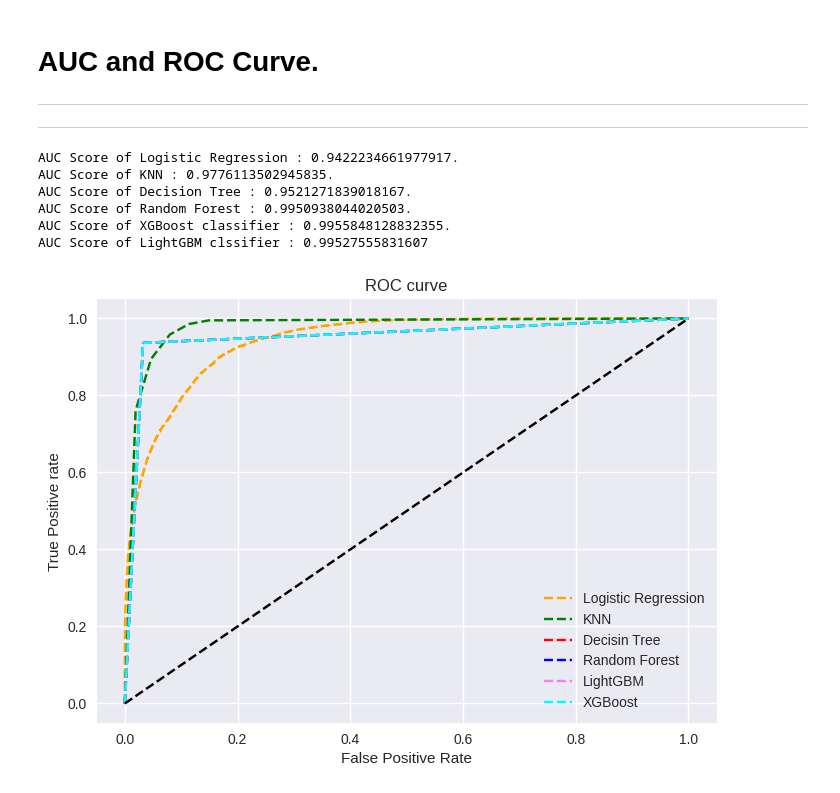
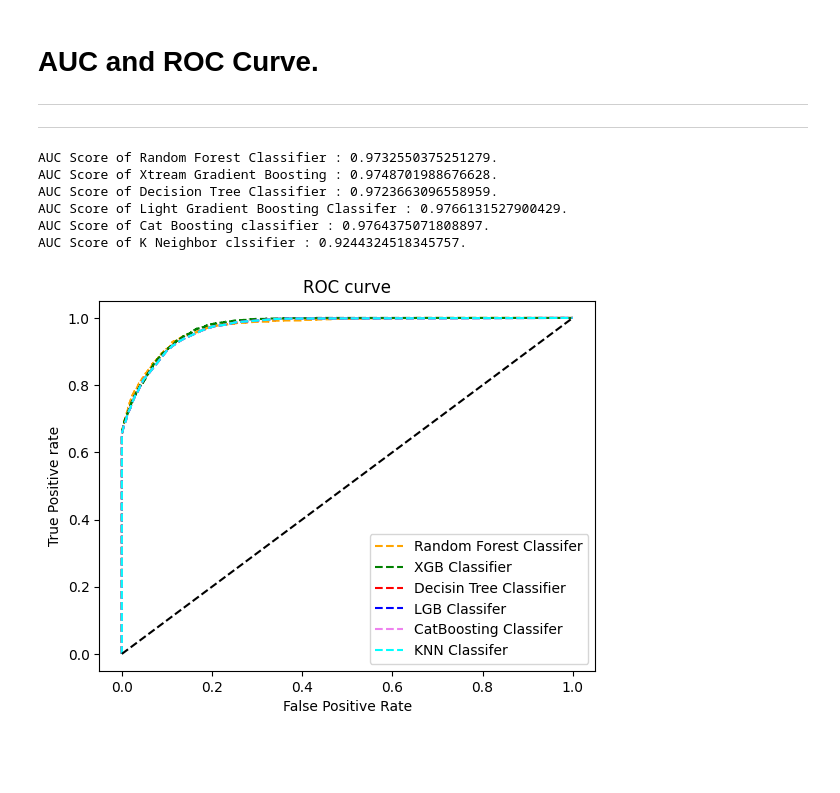
Before and after one commit to Suman-Adhikary/Diabetes-Prediction, a Jupyter notebook: Diabetes_Prediction.ipynb, the cells around one changed output. Cells and saved outputs as stored; diff of their text form; code cells hidden in the pictures; blank space fills up the shorter version.

```diff
--- a/Diabetes_Prediction.ipynb
+++ b/Diabetes_Prediction.ipynb
@@ -1246,0 +1373,10 @@ weighted avg       0.97      0.97      0.97     37602
+# %%
+CBC = CatBoostClassifier(verbose=False)
+# %%
+# Create a pipeline that preprocesses the data, resamples data, and then trains a classifier
+CBC_Classifer = imbPipeline(steps=[('preprocessor', preprocessor),
+                      ('over', over),
+                      ('under', under),
+                      ('classifier', CBC)])
+# %%
+CBC_Classifer.fit(X_train, y_train)
@@ -1253,12 +1610,12 @@ weighted avg       0.97      0.97      0.97     37602
 
 ---
 # %%
-pred_prob1 = LR.predict_proba(X_test)
-pred_prob2 = KNN.predict_proba(X_test)
-pred_prob3 = DCT.predict_proba(X_test)
-pred_prob4 = RFC.predict_proba(X_test)
-pred_prob5 = XGB.predict_proba(X_test)
-pred_prob6 = LGB.predict_proba(X_test)
+pred_prob1 = RFC_Classifier.predict_proba(X_test)
+pred_prob2 = XGB_Classifier.predict_proba(X_test)
+pred_prob3 = DCT_Classifier.predict_proba(X_test)
+pred_prob4 = LGB_Classifier.predict_proba(X_test)
+pred_prob5 = CBC_Classifer.predict_proba(X_test)
+pred_prob6 = KNN_Classifier.predict_proba(X_test)
 # %%
 fpr1, tpr1, thresh1 = roc_curve(y_test, pred_prob1[:,1], pos_label=1)
 fpr2, tpr2, thresh2 = roc_curve(y_test, pred_prob2[:,1], pos_label=1)
@@ -1278,32 +1635,32 @@ auc_score4 = roc_auc_score(y_test, pred_prob4[:,1])
 auc_score5 = roc_auc_score(y_test, pred_prob5[:,1])
 auc_score6 = roc_auc_score(y_test, pred_prob6[:,1])
 
-print(f"AUC Score of Logistic Regression : {auc_score1}. \nAUC Score of KNN : {auc_score2}. \nAUC Score of Decision Tree : {auc_score3}. \nAUC Score of Random Forest : {auc_score4}. \nAUC Score of XGBoost classifier : {auc_score5}. \nAUC Score of LightGBM clssifier : {auc_score6}.")
+print(f"AUC Score of Random Forest Classifier : {auc_score1}. \nAUC Score of Xtream Gradient Boosting : {auc_score2}. \nAUC Score of Decision Tree Classifier : {auc_score3}. \nAUC Score of Light Gradient Boosting Classifer : {auc_score4}. \nAUC Score of Cat Boosting classifier : {auc_score5}. \nAUC Score of K Neighbor clssifier : {auc_score6}.")
 # %% [output]
-AUC Score of Logistic Regression : 0.9422234661977917.
-AUC Score of KNN : 0.9776113502945835.
-AUC Score of Decision Tree : 0.9521271839018167.
-AUC Score of Random Forest : 0.9950938044020503.
-AUC Score of XGBoost classifier : 0.9955848128832355.
-AUC Score of LightGBM clssifier : 0.99527555831607
+AUC Score of Random Forest Classifier : 0.9732550375251279.
+AUC Score of Xtream Gradient Boosting : 0.9748701988676628.
+AUC Score of Decision Tree Classifier : 0.9723663096558959.
+AUC Score of Light Gradient Boosting Classifer : 0.9766131527900429.
+AUC Score of Cat Boosting classifier : 0.9764375071808897.
+AUC Score of K Neighbor clssifier : 0.9244324518345757.
 # %%
 # plot roc curves
-plt.plot(fpr1, tpr1, linestyle='--',color='orange', label='Logistic Regression')
-plt.plot(fpr2, tpr2, linestyle='--',color='green', label='KNN')
-plt.plot(fpr3, tpr3, linestyle='--',color='red', label='Decisin Tree')
-plt.plot(fpr4, tpr4, linestyle='--',color='blue', label='Random Forest')
-plt.plot(fpr6, tpr6, linestyle='--',color='violet', label='LightGBM')
-plt.plot(fpr5, tpr5, linestyle='--',color='aqua', label='XGBoost')
+plt.plot(fpr1, tpr1, linestyle='--',color='orange', label='Random Forest Classifer')
+plt.plot(fpr2, tpr2, linestyle='--',color='green', label='XGB Classifier')
+plt.plot(fpr3, tpr3, linestyle='--',color='red', label='Decisin Tree Classifier')
+plt.plot(fpr4, tpr4, linestyle='--',color='blue', label='LGB Classifer')
+plt.plot(fpr6, tpr6, linestyle='--',color='violet', label='CatBoosting Classifer')
+plt.plot(fpr5, tpr5, linestyle='--',color='aqua', label='KNN Classifer')
 plt.plot(p_fpr, p_tpr, linestyle='--', color='black')
 # title
 plt.title('ROC curve')
 # x label
 plt.xlabel('False Positive Rate')
 # y label
 plt.ylabel('True Positive rate')
 
 plt.legend(loc='best')
 plt.savefig('ROC',dpi=300)
 plt.show();
 # %% [output]
-[figure, old version]
+[figure, new version]
```
Also changed, not shown: parts of 114 cells of this notebook.
